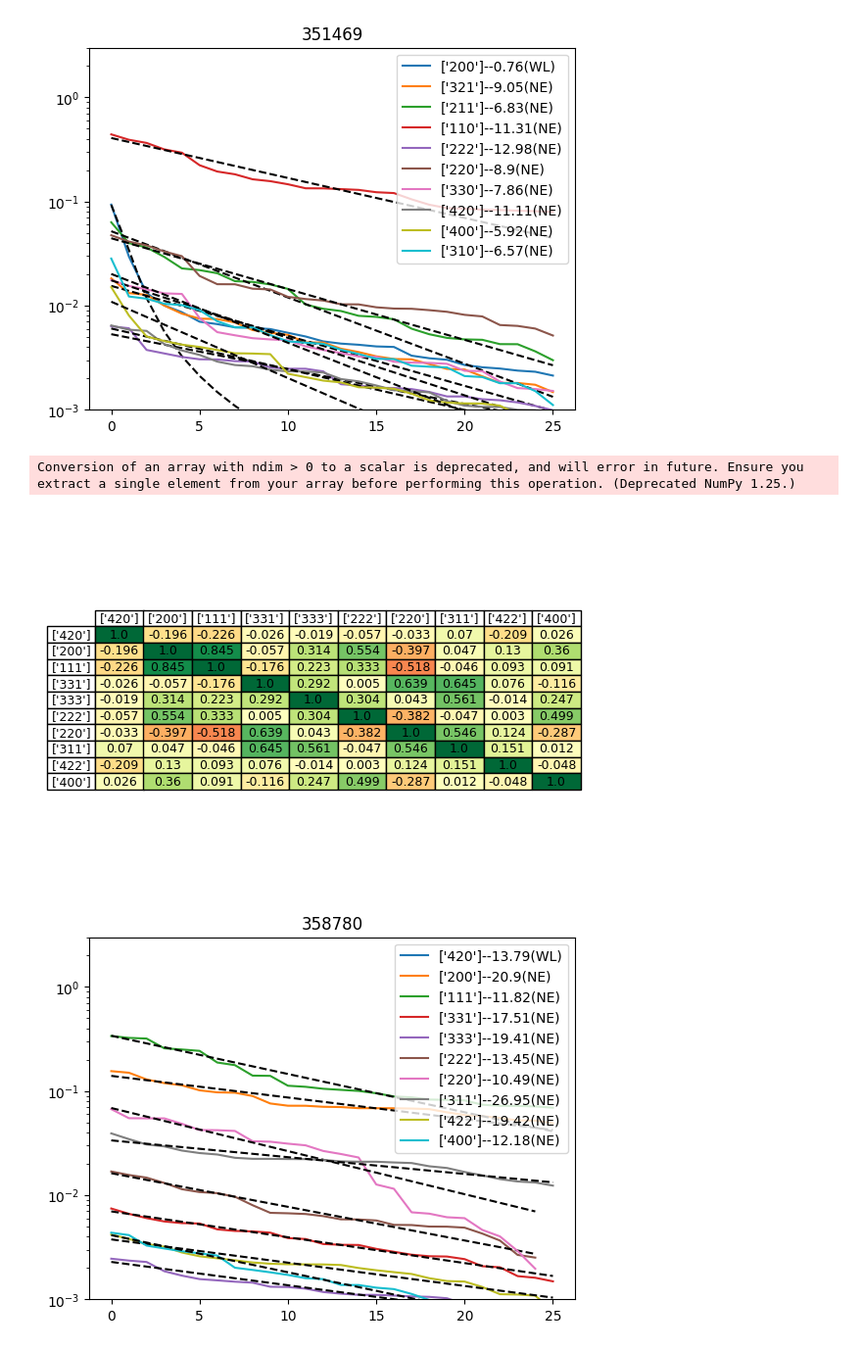
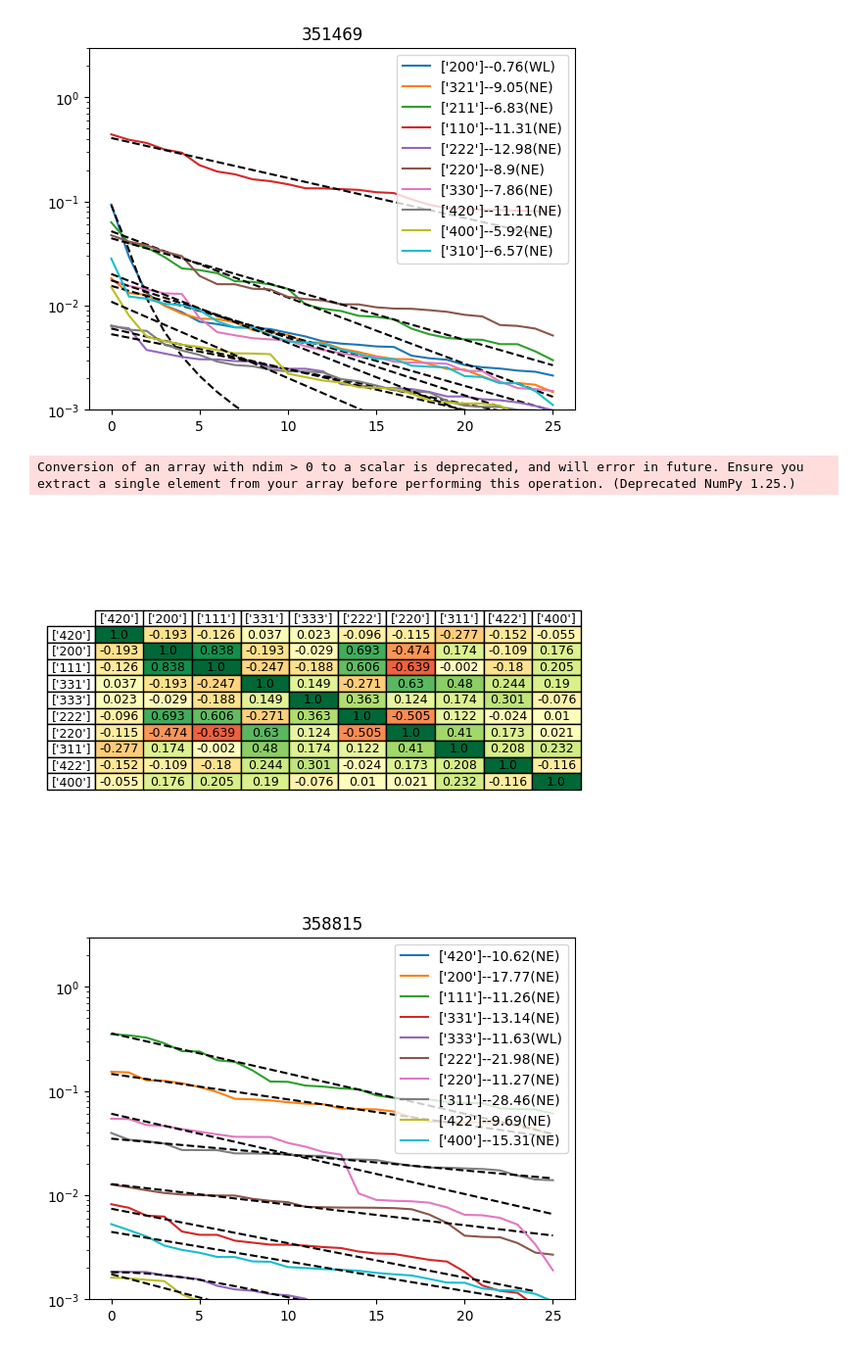
Before and after one commit to KwakuMintah/Data_Analysis_EX, a Jupyter notebook: Analysing_Older_Datasets/Grain_Size_Analysis.ipynb, the cells around one changed output. Shown at 98% size. Cells and saved outputs as stored; diff of their text form; code cells hidden in the pictures.

```diff
--- a/Analysing_Older_Datasets/Grain_Size_Analysis.ipynb
+++ b/Analysing_Older_Datasets/Grain_Size_Analysis.ipynb
@@ -1655,11 +1672,11 @@ SizeDF
 # %%
 GroupingFile = os.path.join(GroupingFiles, 'ENGINX_Texture30_grouping.xml')
 
-RunNo = 358780
+RunNo = 358815
 df, nm =PeakAcrossBanks(RunNo, peak_list=None, PixelGrouping=GroupingFile, RebinParams=-0.0005,save=False)
 AnalyseOrientationRelations(df,nm,corr="Pearson")
 grainsize = AnalyseGrainSize(df, nm, title=RunNo)
 # %% [output]
 Conversion of an array with ndim > 0 to a scalar is deprecated, and will error in future. Ensure you extract a single element from your array before performing this operation. (Deprecated NumPy 1.25.)
-[figure, old version]
+[figure, new version]
-[figure, old version]
+[figure, new version]
```
Also changed, not shown: parts of 1 cell of this notebook.
